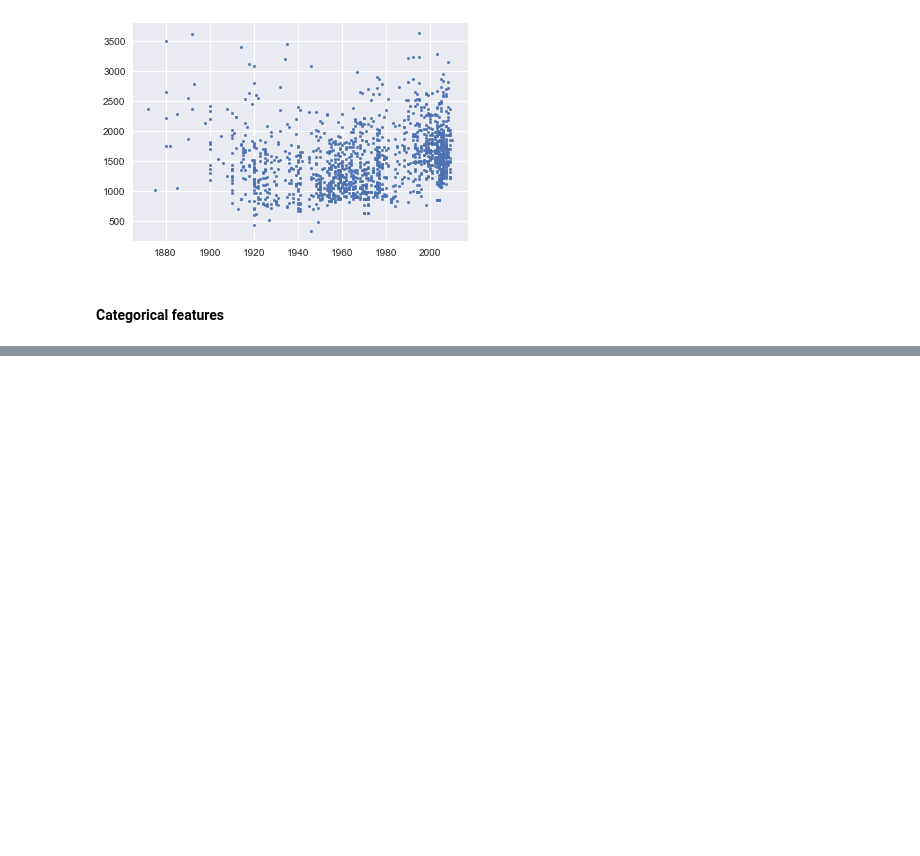
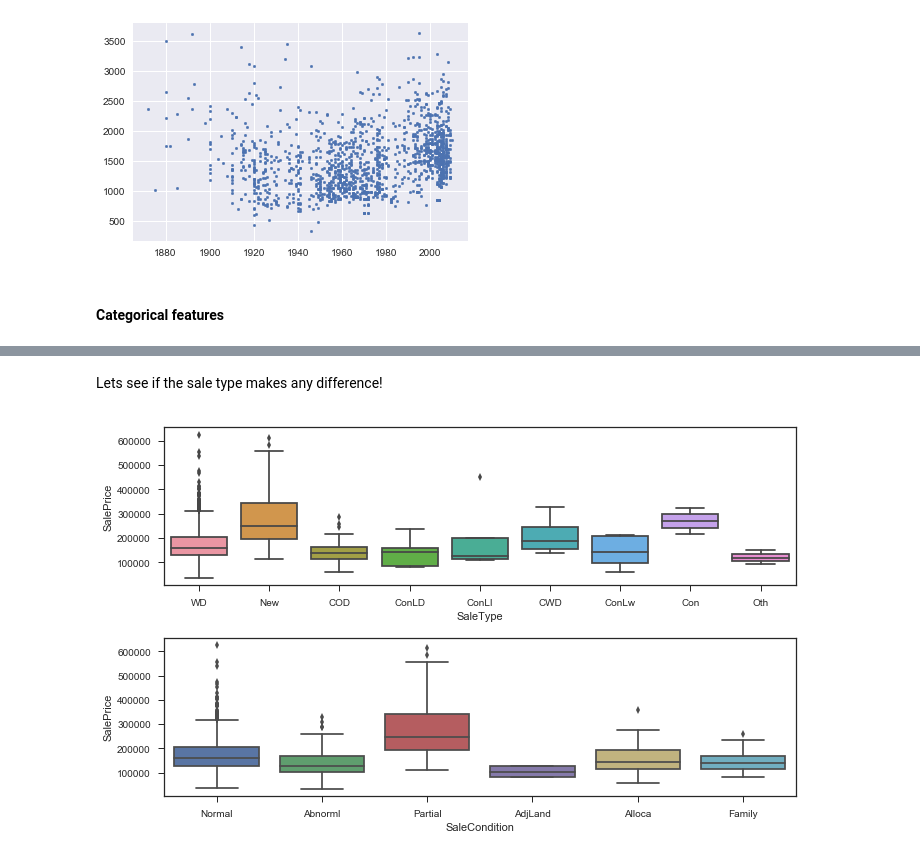
Before and after one commit to HaiaK/Housing, a Jupyter notebook: OZwhatTOcallIT.ipynb, the cells around one changed output, grey strips where cells are left out. Cells and saved outputs as stored; diff of their text form; code cells hidden in the pictures; blank space fills up the shorter version.

```diff
--- a/OZwhatTOcallIT.ipynb
+++ b/OZwhatTOcallIT.ipynb
@@ -402,0 +436,10 @@ It's time for categorical features. We will start by converting the categorical
+# %% [markdown]
+Lets see if the sale type makes any difference!
+# %%
+#'SaleType' and 'SaleCondition' vs. 'SalePrice'
+fig, ax = plt.subplots(2, 1, figsize = (10, 6))
+sns.boxplot(train['SaleType'], train['SalePrice'], data = train, ax = ax[0])
+sns.boxplot(train['SaleCondition'], train['SalePrice'], data = train, ax = ax[1])
+plt.tight_layout()
+# %% [output]
+[figure, added]
```
Also changed, not shown: parts of 33 cells of this notebook.
